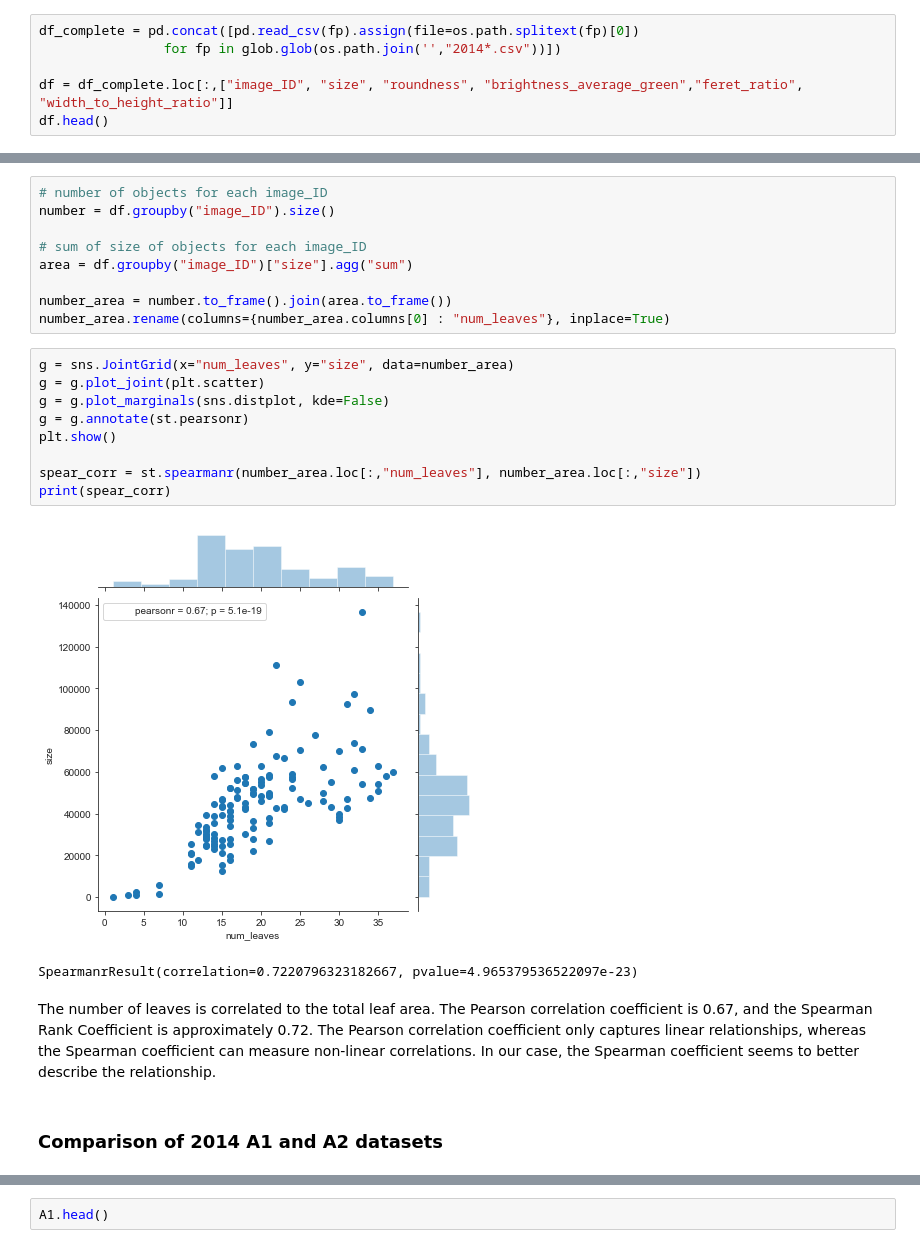
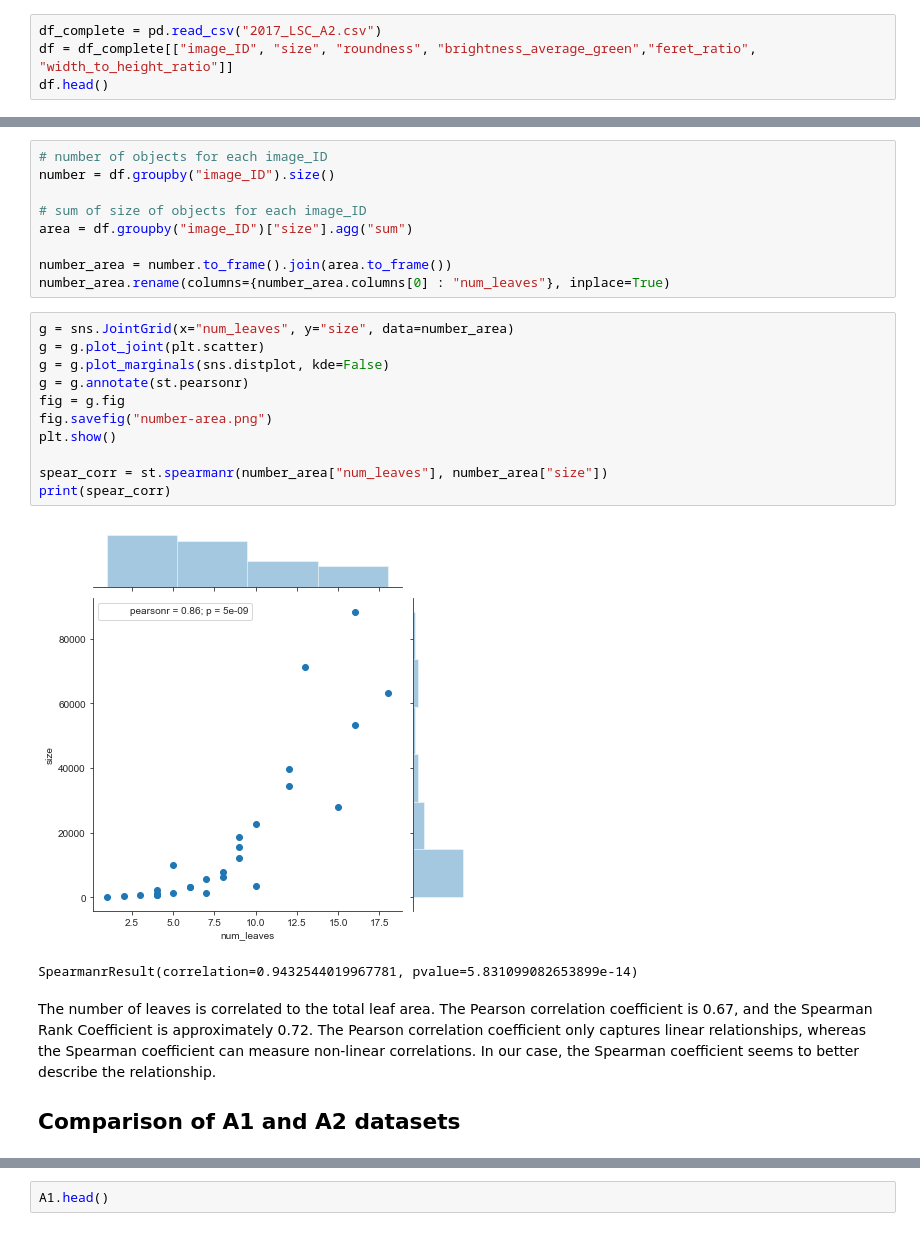
Before and after one commit to Regina-v/plant-image-analysis, a Jupyter notebook: Task04/ProgrammingProject3Task4.ipynb, the cells around one changed output, grey strips where cells are left out. Saved outputs shown, nothing was run; the diff lists cells and outputs as text.

```diff
--- a/Task04/ProgrammingProject3Task4.ipynb
+++ b/Task04/ProgrammingProject3Task4.ipynb
@@ -34,8 +91,6 @@ sns.set_style("ticks")
 # %%
-df_complete = pd.concat([pd.read_csv(fp).assign(file=os.path.splitext(fp)[0])
-                for fp in glob.glob(os.path.join('',"2014*.csv"))])
-
-df = df_complete.loc[:,["image_ID", "size", "roundness", "brightness_average_green","feret_ratio", "width_to_height_ratio"]]
+df_complete = pd.read_csv("2017_LSC_A2.csv")
+df = df_complete[["image_ID", "size", "roundness", "brightness_average_green","feret_ratio", "width_to_height_ratio"]]
 df.head()
 # %% [output]
 |  | image_ID | size | roundness | brightness_average_green | feret_ratio | width_to_height_ratio |
@@ -92,18 +156,20 @@ number_area.rename(columns={number_area.columns[0] : "num_leaves"}, inplace=True
 # %%
 g = sns.JointGrid(x="num_leaves", y="size", data=number_area)
 g = g.plot_joint(plt.scatter)
 g = g.plot_marginals(sns.distplot, kde=False)
 g = g.annotate(st.pearsonr)
+fig = g.fig
+fig.savefig("number-area.png")
 plt.show()
 
-spear_corr = st.spearmanr(number_area.loc[:,"num_leaves"], number_area.loc[:,"size"])
+spear_corr = st.spearmanr(number_area["num_leaves"], number_area["size"])
 print(spear_corr)
 # %% [output]
-[figure, old version]
+[figure, new version]
-SpearmanrResult(correlation=0.7220796323182667, pvalue=4.965379536522097e-23)
+SpearmanrResult(correlation=0.9432544019967781, pvalue=5.831099082653899e-14)
 # %% [markdown]
 The number of leaves is correlated to the total leaf area. The Pearson correlation coefficient is 0.67, and the Spearman Rank Coefficient is approximately 0.72. The Pearson correlation coefficient only captures linear relationships, whereas the Spearman coefficient can measure non-linear correlations. In our case, the Spearman coefficient seems to better describe the relationship.
+
+## Comparison of A1 and A2 datasets
-# %% [markdown]
-### Comparison of 2014 A1 and A2 datasets
 # %%
 # Dataframes for 2014 A1 data and 2014 A2 data
```
Also changed, not shown: parts of 36 cells of this notebook, 12 other files.
